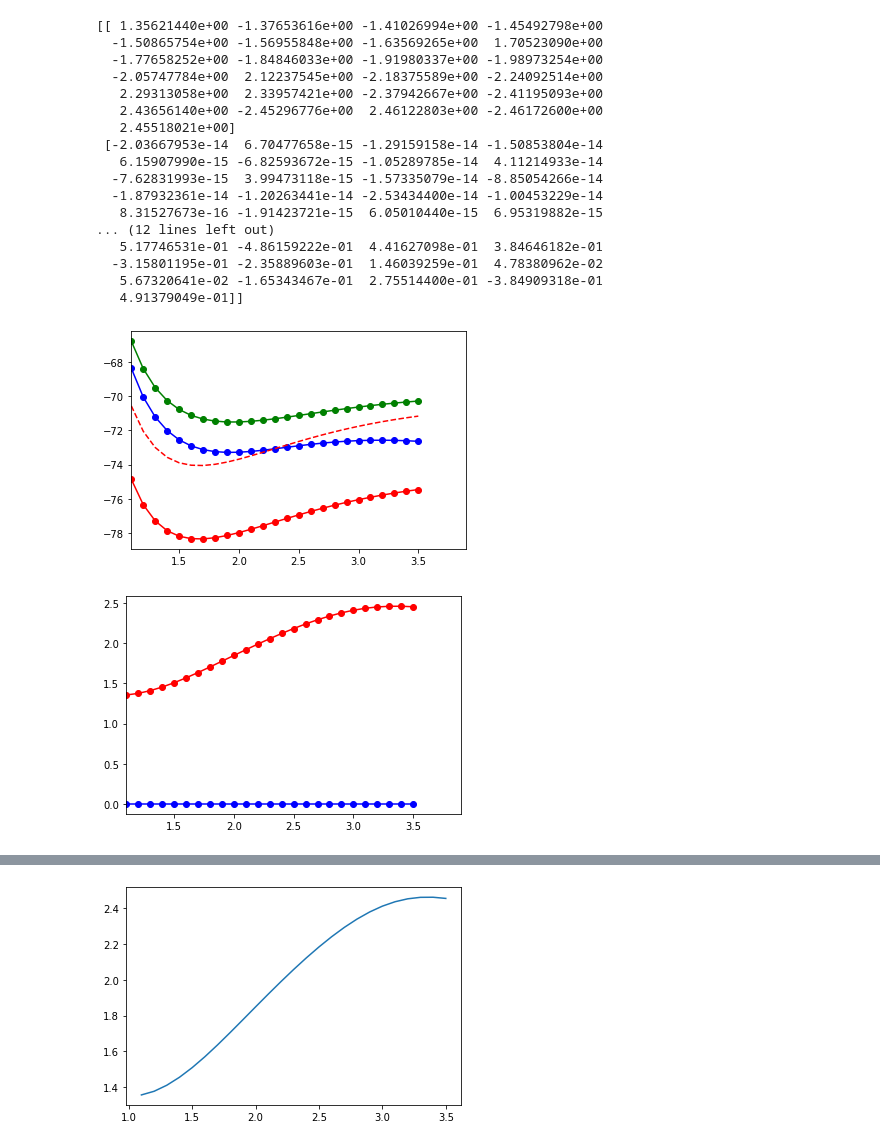
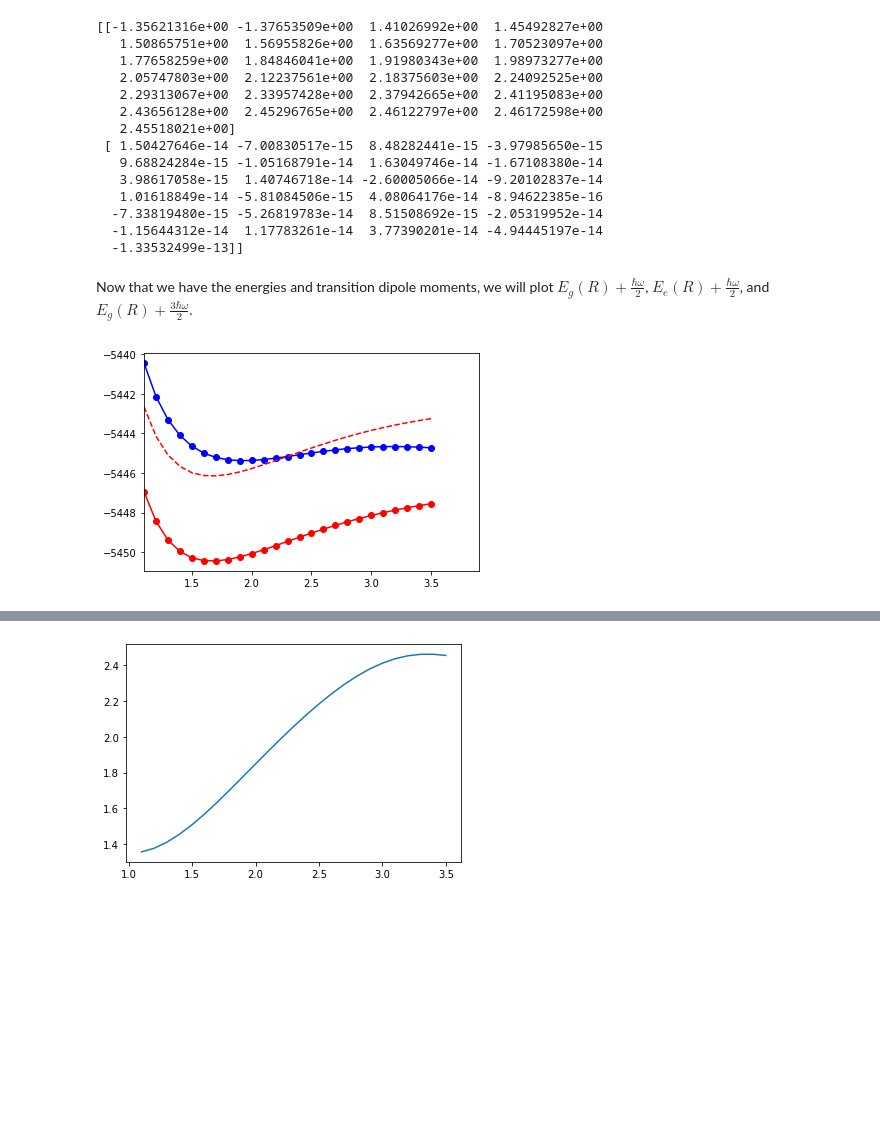
Before and after one commit to FoleyLab/SCF, a Jupyter notebook: quantumchem/under_development/MgH+_polaritonic.ipynb, the cells around one changed output, grey strips where cells are left out. Cells and saved outputs as stored; diff of their text form; code cells hidden in the pictures; blank space fills up the shorter version.

```diff
--- a/quantumchem/under_development/MgH+_polaritonic.ipynb
+++ b/quantumchem/under_development/MgH+_polaritonic.ipynb
@@ -139,16 +139,18 @@ from psi4.driver.procrouting.response.scf_response import tdscf_excitations
 # %%
 # run across MgH+ stretch across 25 geometries from 1.1 to 3.5 Angstroms
 
-### THIS DOES NOT PROPERLY SAVE THE PES OF THE FIRST 8 STATES ACROSS 30 GEOMETRIES AT
-### THIS TIME!  I THINK THERE IS AN ISSUE WITH APPENDING THE POLES DATA TO THE ES ARRAY
-### AT THIS TIME
 # set basis
 psi4.set_options({
     'basis':'cc-pVDZ'
 })
 
+# set the number of electronic states... this is the ground state + n_states more
+# we will get 2 excited-states, though we are only interested in the lowest excited state
 n_states = 2
+
+# set the number of bond lengths to compute the stretch along
 n_geoms = 25
+
 # initialize geometry list
 geoms = []
 
@@ -166,8 +168,7 @@ for i in range(0,n_geoms):
 # loop over bond lengths
 ctr = 0
 for i in rs:
-    # generate a water molecule using a Z-matrix and set the O-H bond lengths
-    # generate a water molecule using a Z-matrix and set the O-H bond lengths
+    # generate the MgH+ molecule using a z-matrix and set the Mg-H+ bond length
     mol = psi4.geometry("""
     Mg
     H 1 """ + str(i) + """
@@ -180,27 +181,22 @@ for i in rs:
     'save_jk': True,
     })
 
-
-
-
-    # calculate and save the energy
-    #Es.append(psi4.energy('scf'))
+    # calculate and save the ground-state energy and wavefunction
     e, wfn = psi4.energy("b3lyp/cc-pVDZ", return_wfn=True, molecule=mol)
 
-    res = tdscf_excitations(wfn, states=4, triplets = "NONE")
+    # calculate the excited-state energies
+    res = tdscf_excitations(wfn, states=n_states, triplets = "NONE")
 
-    # get poles and residues to plot OPA and ECD spectra
-    poles = [r["EXCITATION ENERGY"] for r in res]
+    # get excitation energies
+    delta_e = [r["EXCITATION ENERGY"] for r in res]
+    # get transition dipole moments
     mu = [r["ELECTRIC DIPOLE TRANSITION MOMENT (LEN)"] for r in res]
     Es[0,ctr] = e
 
     for j in range(0, n_states):
-        Es[j+1,ctr] = e + poles[j]
+        Es[j+1,ctr] = e + delta_e[j]
         mu_z[j,ctr] = mu[j][2]
     print(i, Es[:,ctr])
     ctr += 1
-
-#e, wfn = psi4.energy("HF/cc-pvdz", return_wfn=True, molecule=h2o2)
-#res = tdscf_excitations(wfn, states=10)
 # %% [output]
 right vecs
@@ -223,39 +219,31 @@ right vecs
 # %%
 print(mu_z)
 # %% [output]
-[[ 1.35621440e+00 -1.37653616e+00 -1.41026994e+00 -1.45492798e+00
-  -1.50865754e+00 -1.56955848e+00 -1.63569265e+00  1.70523090e+00
-  -1.77658252e+00 -1.84846033e+00 -1.91980337e+00 -1.98973254e+00
-  -2.05747784e+00  2.12237545e+00 -2.18375589e+00 -2.24092514e+00
-   2.29313058e+00  2.33957421e+00 -2.37942667e+00 -2.41195093e+00
-   2.43656140e+00 -2.45296776e+00  2.46122803e+00 -2.46172600e+00
+[[-1.35621316e+00 -1.37653509e+00  1.41026992e+00  1.45492827e+00
+   1.50865751e+00  1.56955826e+00  1.63569277e+00  1.70523097e+00
+   1.77658259e+00  1.84846041e+00  1.91980343e+00  1.98973277e+00
+   2.05747803e+00  2.12237561e+00  2.18375603e+00  2.24092525e+00
+   2.29313067e+00  2.33957428e+00  2.37942665e+00  2.41195083e+00
+   2.43656128e+00  2.45296765e+00  2.46122797e+00  2.46172598e+00
    2.45518021e+00]
- [-2.03667953e-14  6.70477658e-15 -1.29159158e-14 -1.50853804e-14
-   6.15907990e-15 -6.82593672e-15 -1.05289785e-14  4.11214933e-14
-  -7.62831993e-15  3.99473118e-15 -1.57335079e-14 -8.85054266e-14
-  -1.87932361e-14 -1.20263441e-14 -2.53434400e-14 -1.00453229e-14
-   8.31527673e-16 -1.91423721e-15  6.05010440e-15  6.95319882e-15
-... (12 lines left out)
-   5.17746531e-01 -4.86159222e-01  4.41627098e-01  3.84646182e-01
-  -3.15801195e-01 -2.35889603e-01  1.46039259e-01  4.78380962e-02
-   5.67320641e-02 -1.65343467e-01  2.75514400e-01 -3.84909318e-01
-   4.91379049e-01]]
+ [ 1.50427646e-14 -7.00830517e-15  8.48282441e-15 -3.97985650e-15
+   9.68824284e-15 -1.05168791e-14  1.63049746e-14 -1.67108380e-14
+   3.98617058e-15  1.40746718e-14 -2.60005066e-14 -9.20102837e-14
+   1.01618849e-14 -5.81084506e-15  4.08064176e-14 -8.94622385e-16
+  -7.33819480e-15 -5.26819783e-14  8.51508692e-15 -2.05319952e-14
+  -1.15644312e-14  1.17783261e-14  3.77390201e-14 -4.94445197e-14
+  -1.33532499e-13]]
+# %% [markdown]
+Now that we have the energies and transition dipole moments, we will plot $E_g(R)+\frac{\hbar \omega}{2}$,
+$E_e(R)+\frac{\hbar \omega}{2}$, and
+$E_g(R) +\frac{3 \hbar \omega}{2}$.
 # %%
-offset = 200.25870407-75/27.211
 from matplotlib import pyplot as plt
-plt.plot(rs[:], Es[0,:]*27.211+offset*27.211, 'ro-')
-plt.plot(rs[:], Es[1,:]*27.211+offset*27.211, 'bo-')
-plt.plot(rs[:], Es[2,:]*27.211+offset*27.211, 'go-')
-plt.plot(rs[:], Es[0,:]*27.211+offset*27.211+4.3, 'r--')
+plt.plot(rs[:], Es[0,:]*27.211+4.3/2, 'ro-')
+plt.plot(rs[:], Es[1,:]*27.211+4.3/2, 'bo-')
+plt.plot(rs[:], Es[0,:]*27.211+3*4.3/2, 'r--')
 #plt.ylim(7,11)
 plt.xlim(1.1,3.9)
 plt.show()
-
-plt.plot(rs[:], np.abs(mu_z[0,:]), 'ro-')
-plt.plot(rs[:], np.abs(mu_z[1,:]), 'bo-')
-#plt.ylim(7,11)
-plt.xlim(1.1,3.9)
-plt.show()
 # %% [output]
-[figure, old version]
+[figure, new version]
-[figure, removed]
```
Also changed, not shown: parts of 4 cells of this notebook.
